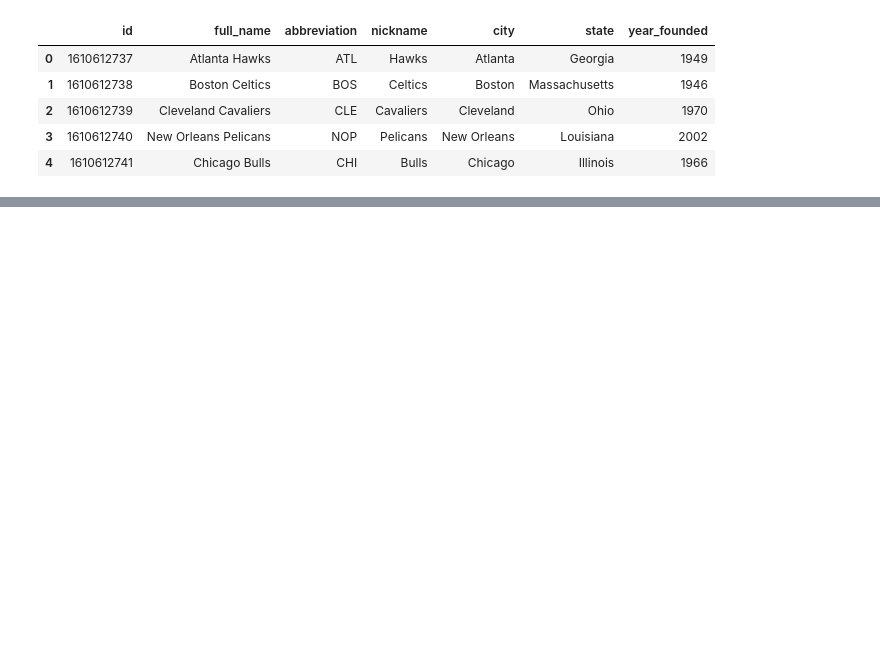
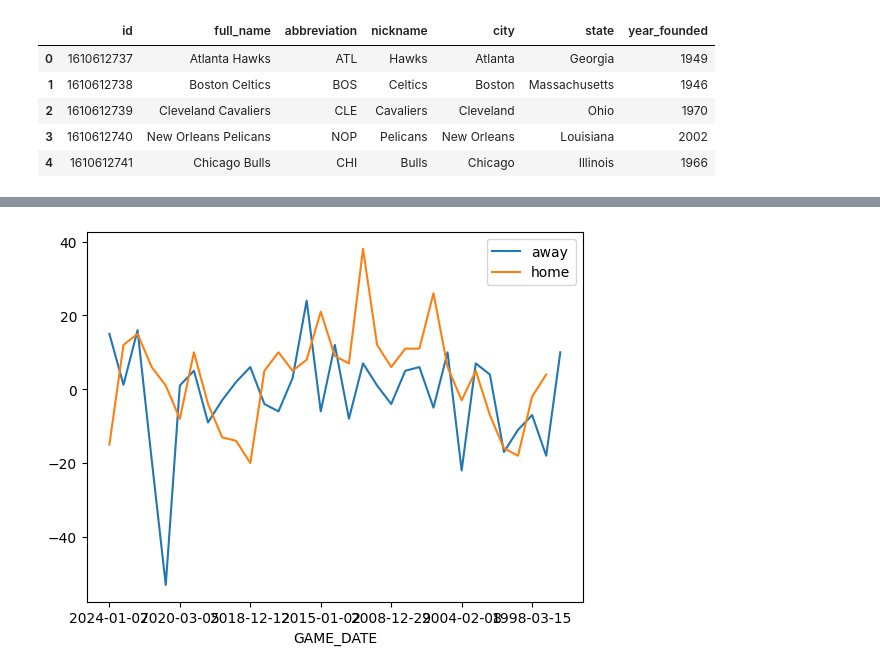
Before and after one commit to MohamedAhmedAliAhmed/Python-for-data-science, a Jupyter notebook: Your First Program 1.ipynb, the cells around one changed output, grey strips where cells are left out. Saved outputs shown, nothing was run; the diff lists cells and outputs as text; code cells hidden in the pictures; blank space fills up the shorter version.

```diff
--- a/Your First Program 1.ipynb
+++ b/Your First Program 1.ipynb
@@ -2018,0 +2060,6 @@ df_teams.head()
+# %%
+from nba_api.stats.endpoints import leaguegamefinder
+gamefinder = leaguegamefinder.LeagueGameFinder(team_id_nullable=id_warriors)
+# %%
+games = gamefinder.get_data_frames()[0]
+games
@@ -2018,0 +2080,3 @@ df_teams.head()
+# %%
+games_home= games[games['MATCHUP']=='GSW vs. TOR']
+games_home.head()
@@ -2018,0 +2091,3 @@ df_teams.head()
+# %%
+games_away= games[games['MATCHUP']=='GSW @ TOR']
+games_away.head()
@@ -2018,0 +2104,8 @@ df_teams.head()
+# %%
+fig,ax = plt.subplots()
+games_away.plot(x='GAME_DATE',y='PLUS_MINUS',ax=ax)
+games_home.plot(x='GAME_DATE',y='PLUS_MINUS',ax=ax)
+ax.legend(['away','home'])
+plt.show()
+# %% [output]
+[figure, added]
```
Also changed, not shown: parts of 11 cells of this notebook.
